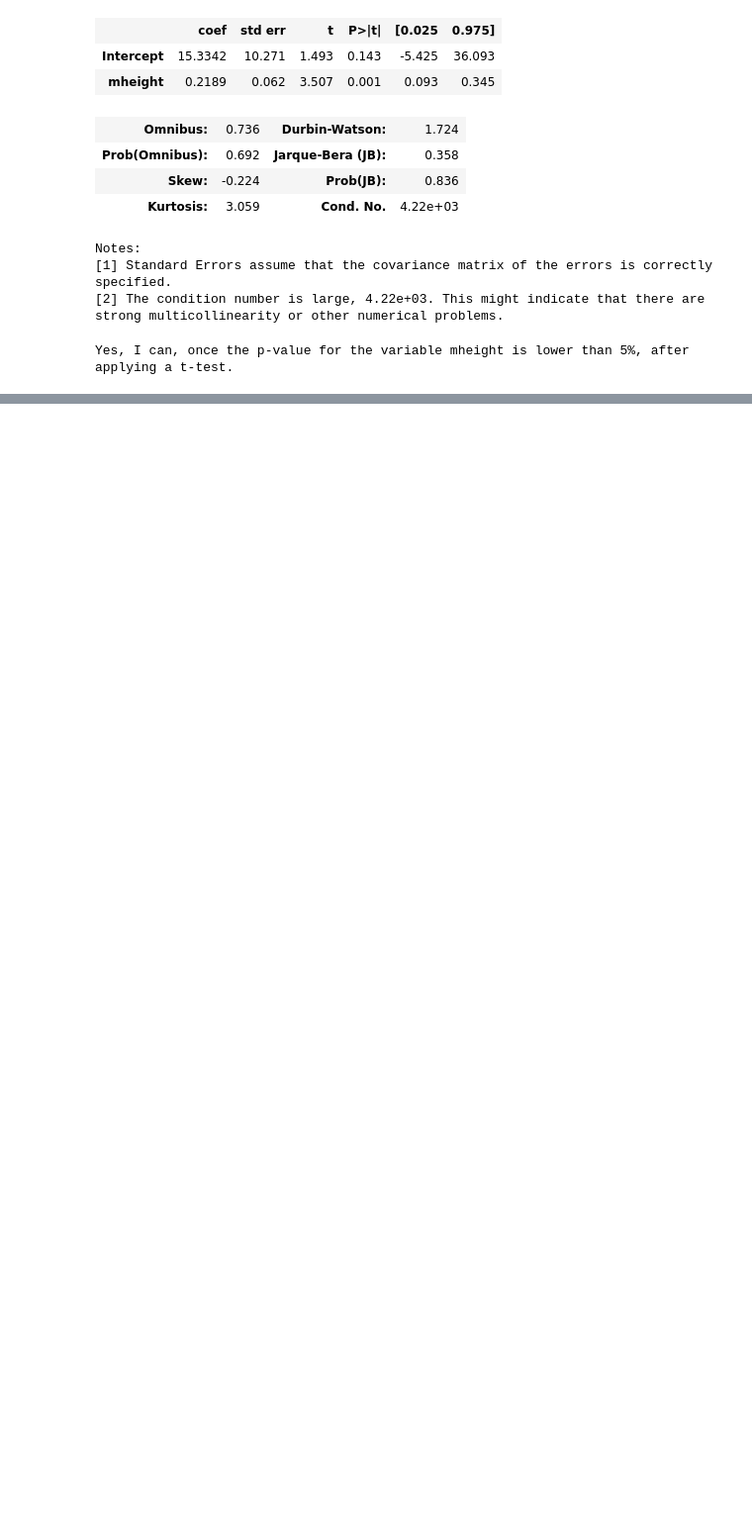
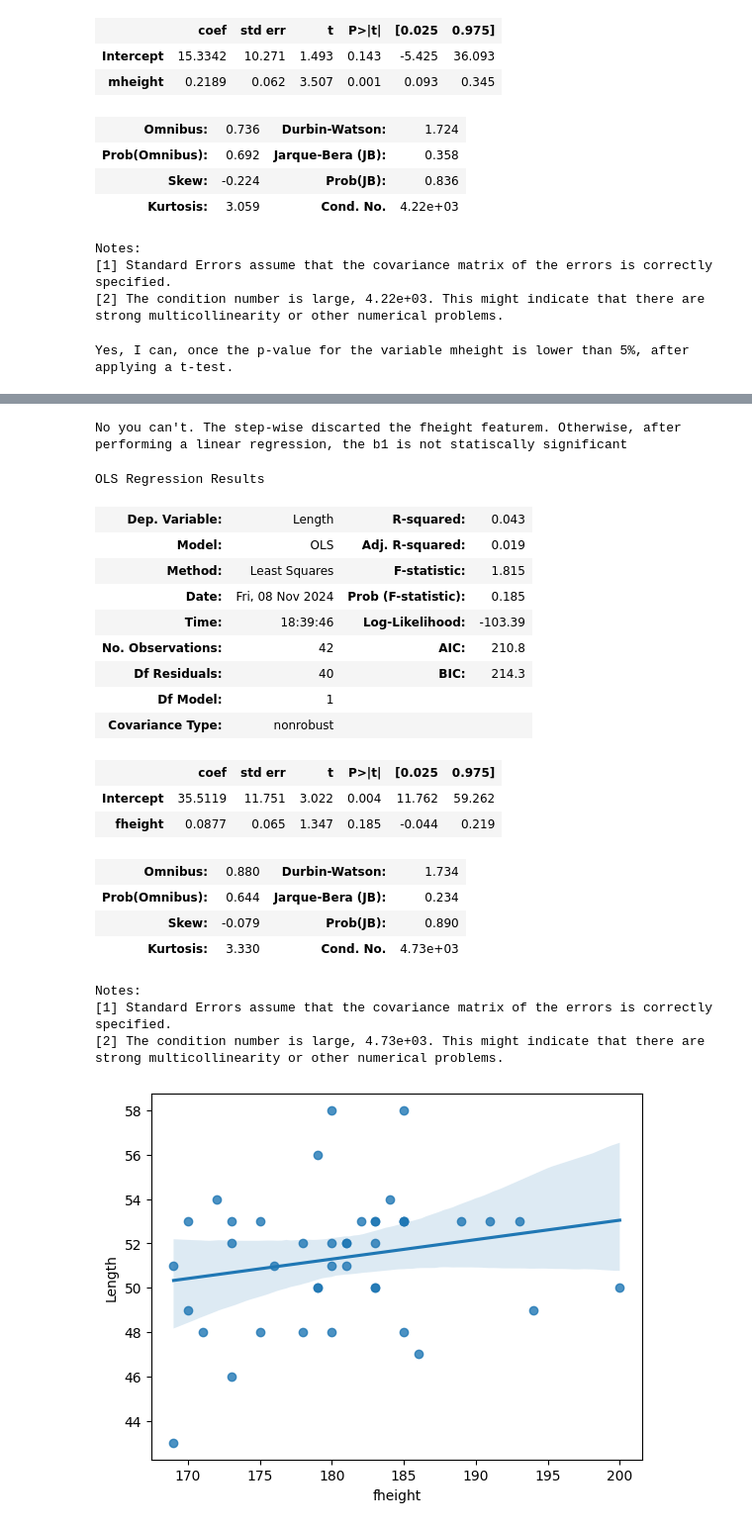
Before and after one commit to jonastieppo/KreativStormTraining, a Jupyter notebook: week3/homework3.ipynb, the cells around one changed output, grey strips where cells are left out. Shown at 99% size. Cells and saved outputs as stored; diff of their text form; code cells hidden in the pictures; blank space fills up the shorter version.

```diff
--- a/week3/homework3.ipynb
+++ b/week3/homework3.ipynb
@@ -203,0 +236,34 @@ Q17. What does homogeneity of variance mean and why is it important assumption o
+# %%
+'''
+Q16. Can you predict baby length with father’s age? Why?
+'''
+model_len_fheight = sm.OLS.from_formula("Length ~ fheight", dataset).fit()
+print('''
+No you can't. The step-wise discarted the fheight featurem. Otherwise, after performing a linear regression, the b1 is not statiscally significant
+''')
+sns.regplot(data=dataset, x='fheight', y='Length')
+model_len_fheight.summary()
+# %% [output]
+No you can't. The step-wise discarted the fheight featurem. Otherwise, after performing a linear regression, the b1 is not statiscally significant
+OLS Regression Results
+| Dep. Variable: | Length | R-squared: | 0.043 |
+| Model: | OLS | Adj. R-squared: | 0.019 |
+| Method: | Least Squares | F-statistic: | 1.815 |
+| Date: | Fri, 08 Nov 2024 | Prob (F-statistic): | 0.185 |
+| Time: | 18:39:46 | Log-Likelihood: | -103.39 |
+| No. Observations: | 42 | AIC: | 210.8 |
+| Df Residuals: | 40 | BIC: | 214.3 |
+| Df Model: | 1 |  |  |
+| Covariance Type: | nonrobust |  |  |
+|  | coef | std err | t | P>|t| | [0.025 | 0.975] |
+| Intercept | 35.5119 | 11.751 | 3.022 | 0.004 | 11.762 | 59.262 |
+| fheight | 0.0877 | 0.065 | 1.347 | 0.185 | -0.044 | 0.219 |
+| Omnibus: | 0.880 | Durbin-Watson: | 1.734 |
+| Prob(Omnibus): | 0.644 | Jarque-Bera (JB): | 0.234 |
+| Skew: | -0.079 | Prob(JB): | 0.890 |
+| Kurtosis: | 3.330 | Cond. No. | 4.73e+03 |
+Notes:
+[1] Standard Errors assume that the covariance matrix of the errors is correctly specified.
+[2] The condition number is large, 4.73e+03. This might indicate that there are
+strong multicollinearity or other numerical problems.
+[figure, added]
```
Also changed, not shown: parts of 23 cells of this notebook, 2 other files.
